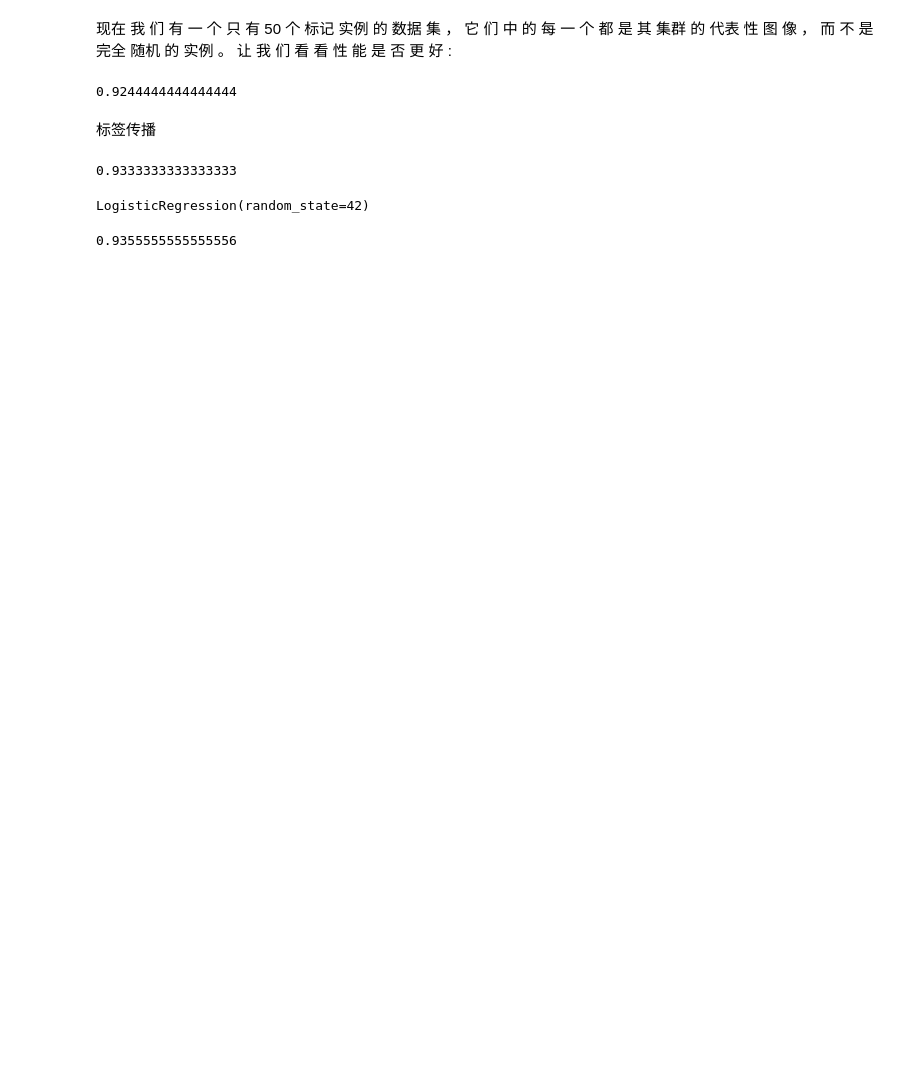
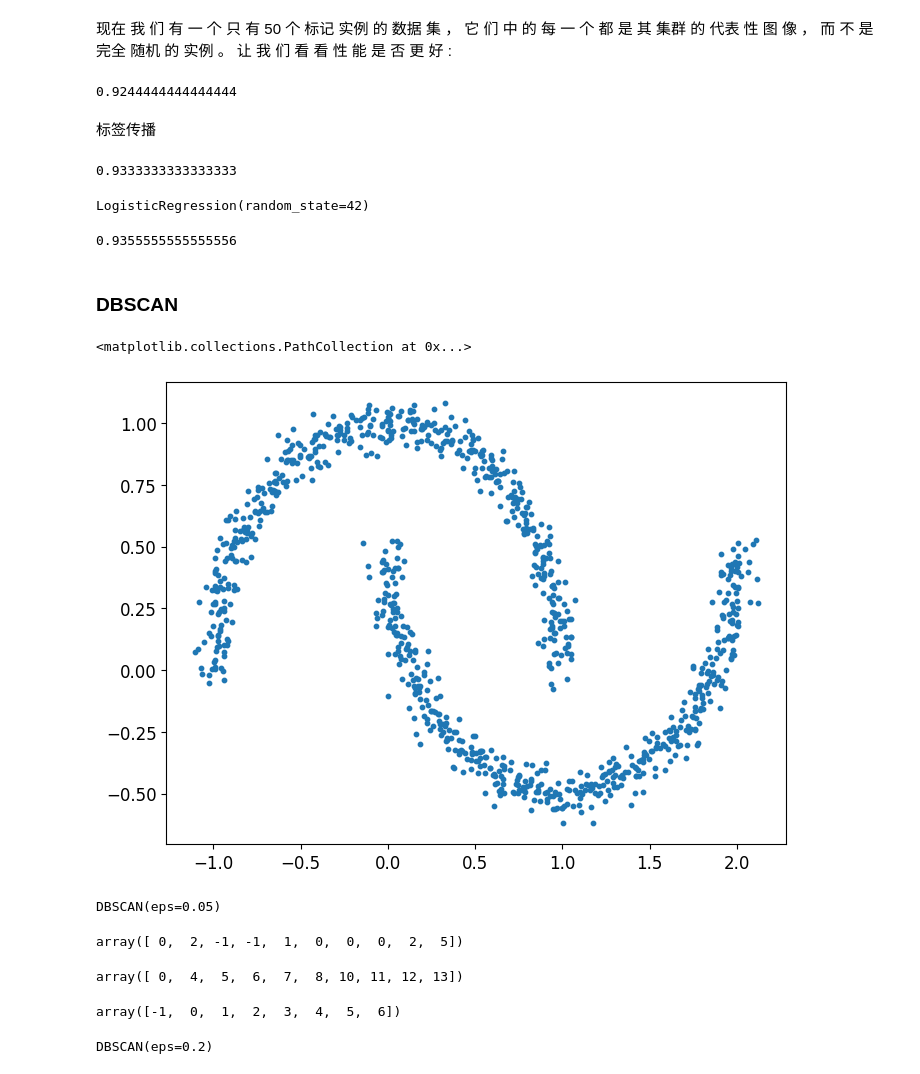
Before and after one commit to Alex-ghost599/record_learning, a Jupyter notebook: Learning/聚类/聚类实践.ipynb, the cells around one changed output. Cells and saved outputs as stored; diff of their text form; code cells hidden in the pictures; blank space fills up the shorter version.

Commit message:
dbscan

```diff
--- a/Learning/聚类/聚类实践.ipynb
+++ b/Learning/聚类/聚类实践.ipynb
@@ -460,3 +460,39 @@ LogisticRegression(random_state=42)
 log_reg.score(X_test, y_test)
 # %% [output]
 0.9355555555555556
+# %% [markdown]
+### DBSCAN
+# %%
+from sklearn.datasets import make_moons
+
+X, y = make_moons(n_samples=1000, noise=0.05, random_state=42)
+# %%
+plt.figure(figsize=(8, 6))
+plt.scatter(X[:, 0], X[:, 1], s=10)
+# %% [output]
+<matplotlib.collections.PathCollection at 0x...>
+[figure, added]
+# %%
+from sklearn.cluster import DBSCAN
+
+dbscan = DBSCAN(eps=0.05, min_samples=5)
+dbscan.fit(X)
+# %% [output]
+DBSCAN(eps=0.05)
+# %%
+dbscan.labels_[:10]
+# %% [output]
+array([ 0,  2, -1, -1,  1,  0,  0,  0,  2,  5])
+# %%
+dbscan.core_sample_indices_[:10]
+# %% [output]
+array([ 0,  4,  5,  6,  7,  8, 10, 11, 12, 13])
+# %%
+np.unique(dbscan.labels_)
+# %% [output]
+array([-1,  0,  1,  2,  3,  4,  5,  6])
+# %%
+dbscan2 = DBSCAN(eps=0.2, min_samples=5)
+dbscan2.fit(X)
+# %% [output]
+DBSCAN(eps=0.2)
```
Also changed, not shown: parts of 2 cells of this notebook, 1 other file.
